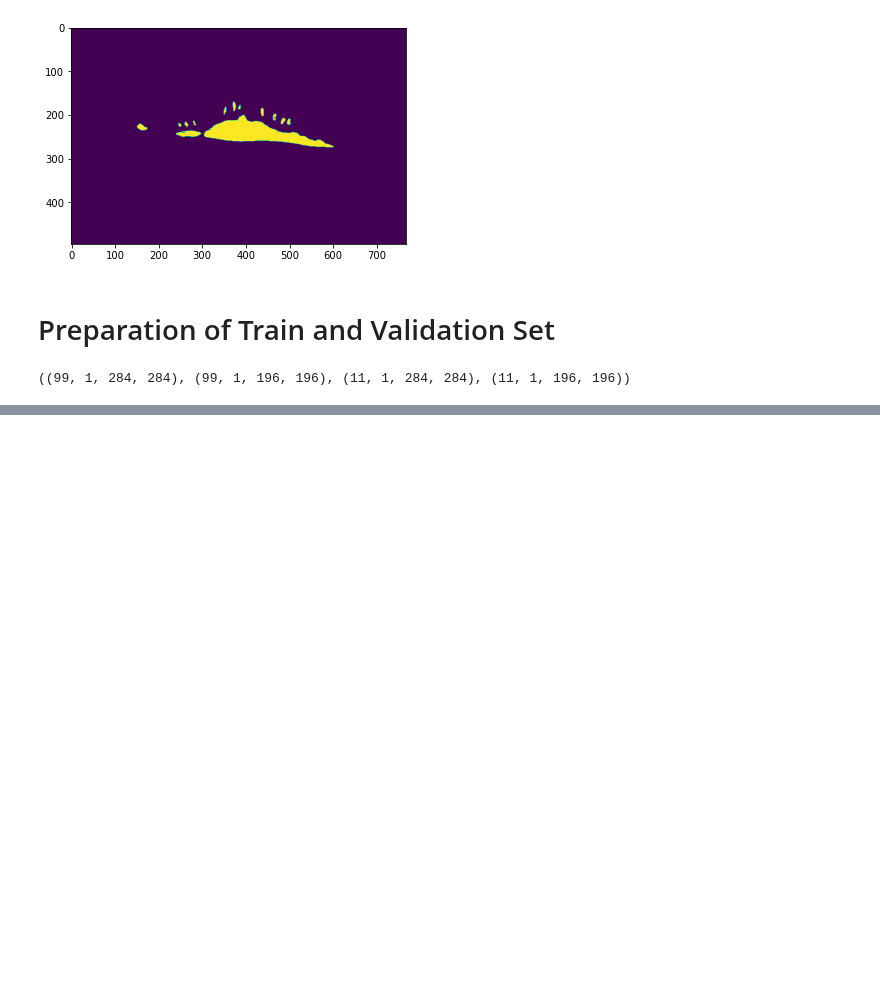
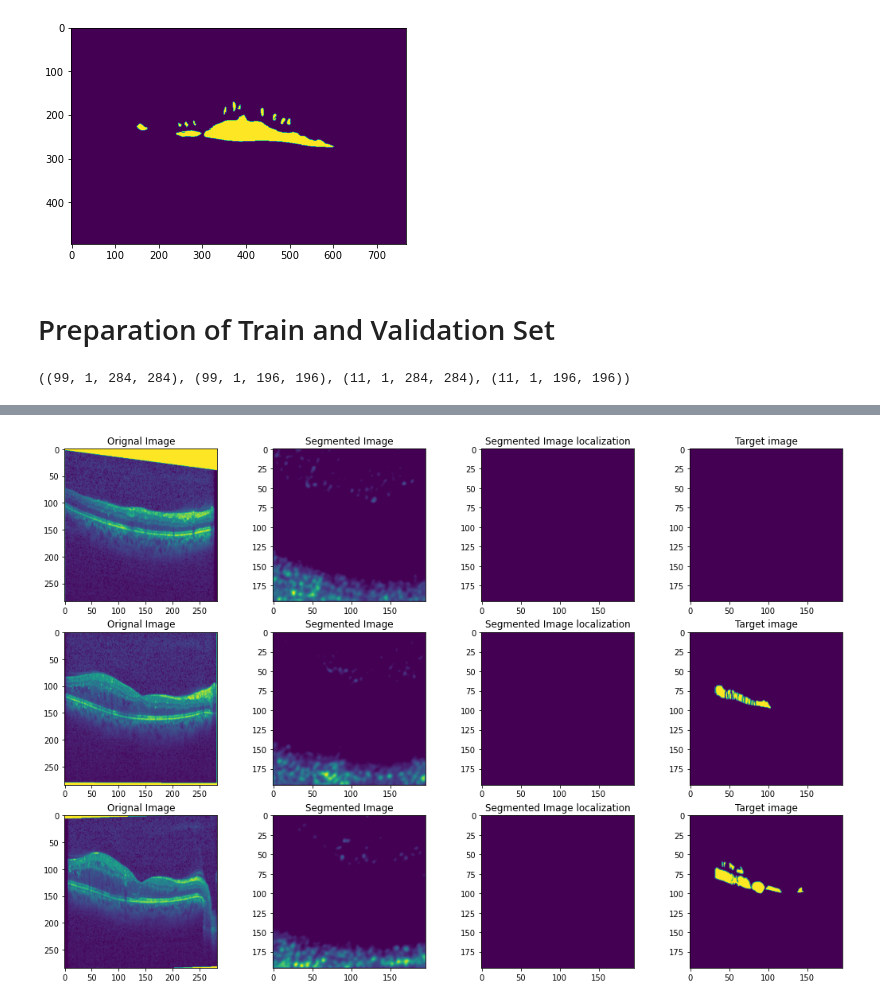
Before and after one commit to johnwslee/Data_Science_Libraries, a Jupyter notebook: PyTorch/Unet/Unet_image_segmentation.ipynb, the cells around one changed output, grey strips where cells are left out. Cells and saved outputs as stored; diff of their text form; code cells hidden in the pictures; blank space fills up the shorter version.

```diff
--- a/PyTorch/Unet/Unet_image_segmentation.ipynb
+++ b/PyTorch/Unet/Unet_image_segmentation.ipynb
@@ -123,0 +334,4 @@ x_train.shape, y_train.shape, x_val.shape, y_val.shape
+# %%
+plot_examples(x_val, y_val)
+# %% [output]
+[figure, added]
```
Also changed, not shown: parts of 16 cells of this notebook.
